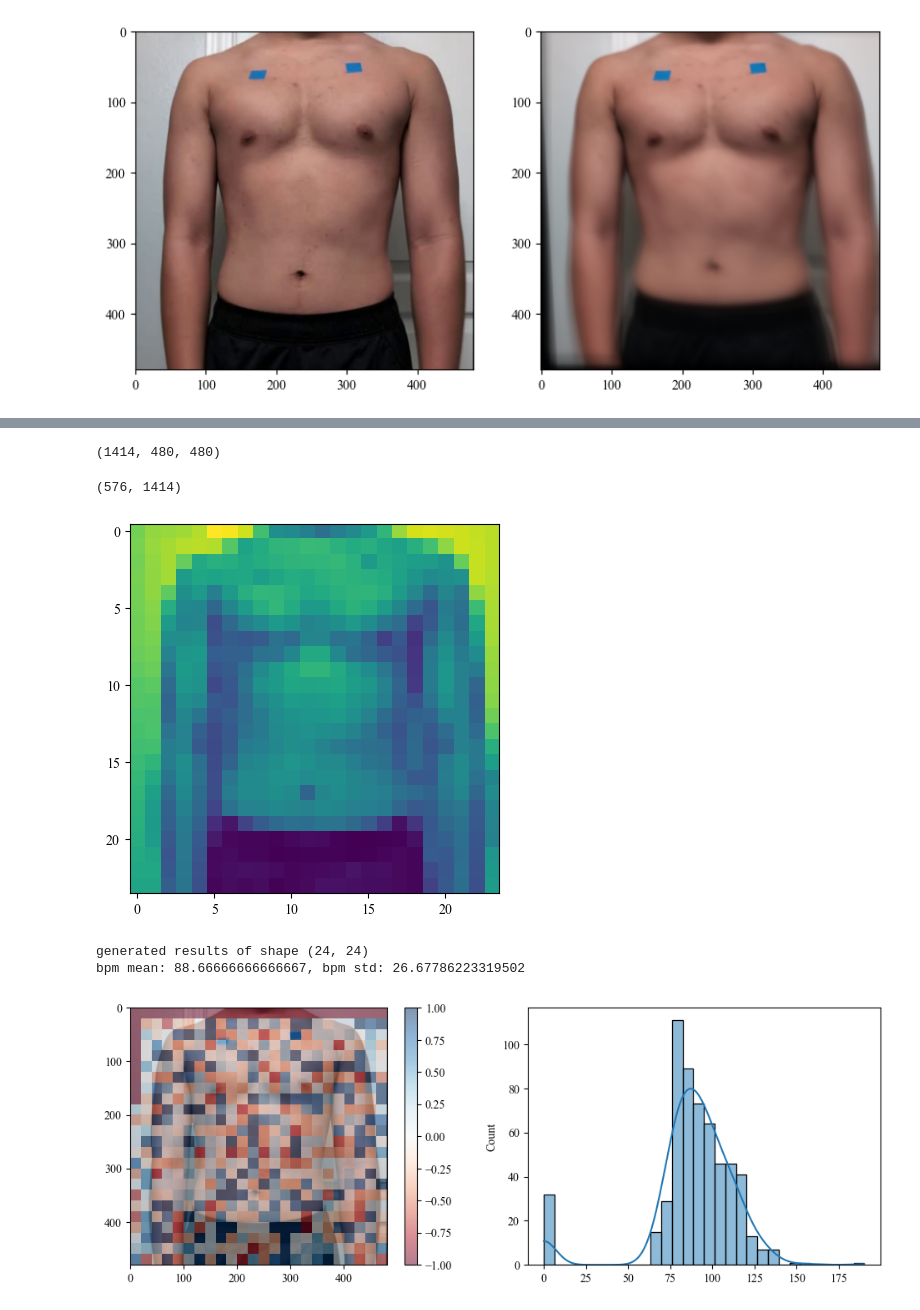
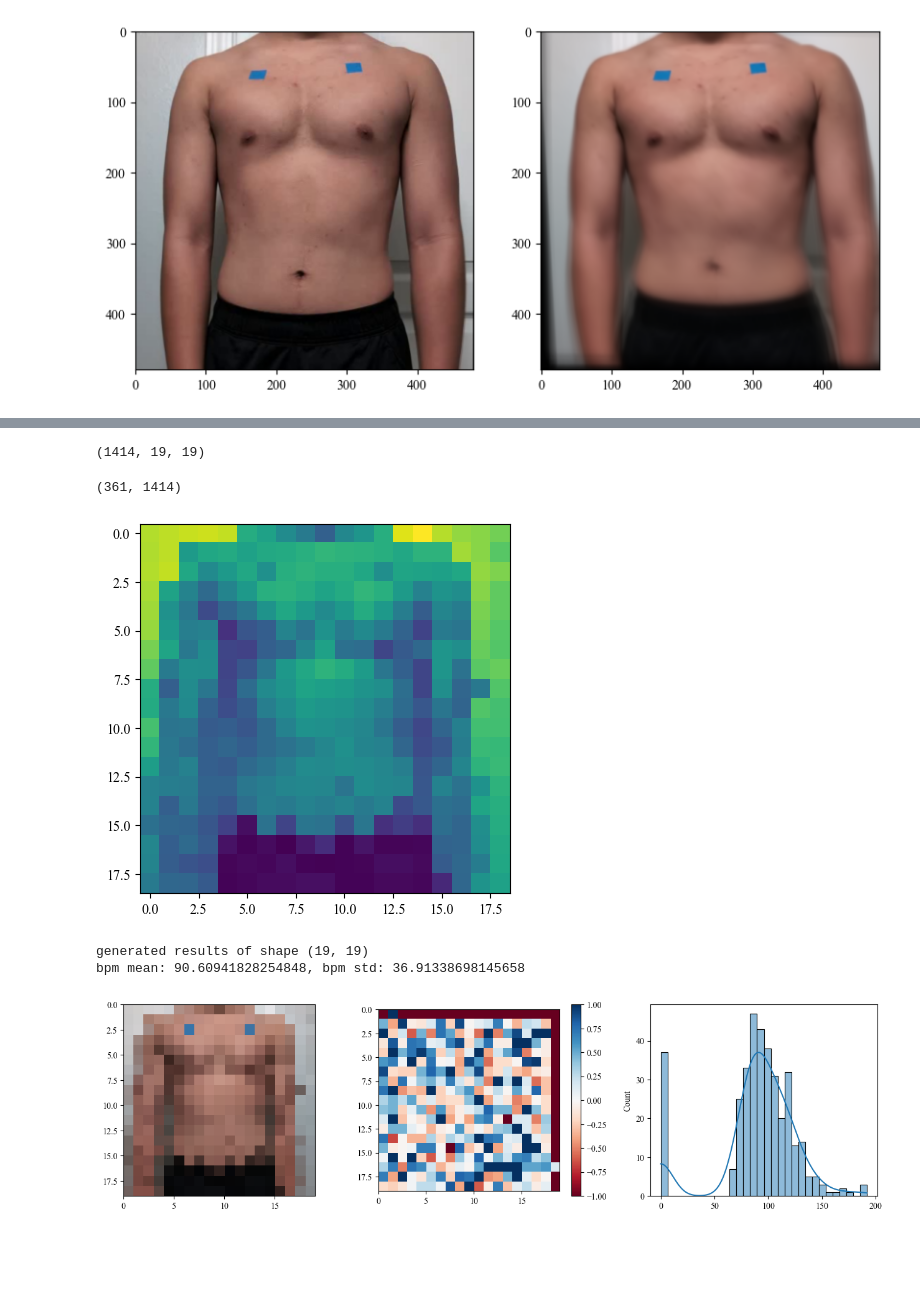
Before and after one commit to tiandahuang/chest-rppg, a Jupyter notebook: signal_analysis.ipynb, the cells around one changed output, grey strips where cells are left out. Drawn from its saved outputs; the diff is of its cells as text; code cells hidden in the pictures; blank space fills up the shorter version.

Commit message:
superpixel segmentation

```diff
--- a/signal_analysis.ipynb
+++ b/signal_analysis.ipynb
@@ -43,0 +100,6 @@ ax[1].imshow(pp.smear(stabilized_array))
+# %%
+fig, ax = plt.subplots(1, 3, figsize=(12, 4))
+ax[0].imshow(cv2.cvtColor(mask_results, cv2.COLOR_BGR2RGB))
+ax[1].imshow(cv2.cvtColor(lsc_mean_array_4d[0], cv2.COLOR_BGR2RGB))
+ax[2].imshow(blocking_results)
+plt.savefig('data/superpixel_lsc_results.png', bbox_inches='tight')
@@ -44,14 +114,15 @@ ax[1].imshow(pp.smear(stabilized_array))
 # %%
-test_array = stabilized_array
+# test_array = stabilized_array
+test_array = lsc_mean_array_4d
 cv_channels = {'b': 0, 'g': 1, 'r': 2}
 test_array_green = test_array[:, :, :, cv_channels['g']]
 test_array_red = test_array[:, :, :, cv_channels['r']]
 test_array_blue = test_array[:, :, :, cv_channels['b']]
 print(test_array_green.shape)
 # %% [output]
-(1414, 480, 480)
+(1414, 19, 19)
 # %%
-block_size = 20
+block_size = 1
 
 n_frames = test_array_green.shape[0]
 green_signals = pp.resize_func(np.mean, test_array_green, block_size).reshape(n_frames, -1).swapaxes(0, 1)
@@ -63,8 +134,8 @@ plt.figure()
 plt.imshow(pp.resize_func(np.mean, test_array_green, block_size)[0], cmap='viridis')
 plt.show()
 # %% [output]
-(576, 1414)
+(361, 1414)
-[figure, old version]
+[figure, new version]
 # %%
 def chrom(r, g, b, fps, fft=False):
 
@@ -119,27 +190,26 @@ def score(bpms, resolution=480):
     bpm_zscore = (bpm_2d - bpm_mean)/bpm_std
     print(f'bpm mean: {bpm_mean}, bpm std: {bpm_std}')
 
+    fig, ax = plt.subplots(1, 3, figsize=(16, 4))
 
-
-    fig, ax = plt.subplots(1, 2, figsize=(12, 4))
-
-    ax[0].imshow(test_array[0][:,:,[2,1,0]])
+    ax[0].imshow(test_array[0][:,:,[2,1,0]],
+                 extent=[0, resolution, resolution, 0])
     bound = 1
-    im = ax[0].imshow(bpm_zscore,
+    im = ax[1].imshow(bpm_zscore,
                       cmap='RdBu',
-                      alpha=0.5,
+                      alpha=1,
                       extent=[0, resolution, 0, resolution],
                       aspect='auto',
                       vmin=-bound, vmax=bound)
-    fig.colorbar(im, ax=ax[0])
-    ax[0].set_ylim(resolution, 0)
-    ax[0].set(aspect='equal')
+    fig.colorbar(im, ax=ax[1])
+    ax[1].set_ylim(resolution, 0)
+    ax[1].set(aspect='equal')
 
-    sns.histplot(bpms, bins=30, kde=True, ax=ax[1])
+    sns.histplot(bpms, bins=30, kde=True, ax=ax[2])
 # %%
 bpm_chrom = fit(red_signals, green_signals, blue_signals, fit_chrom)
-score(bpm_chrom)
+score(bpm_chrom, resolution=19)
 # %% [output]
-generated results of shape (24, 24)
-bpm mean: 88.66666666666667, bpm std: 26.67786223319502
+generated results of shape (19, 19)
+bpm mean: 90.60941828254848, bpm std: 36.91338698145658
-[figure, old version]
+[figure, new version]
```
Also changed, not shown: parts of 16 cells of this notebook, 2 other files.
